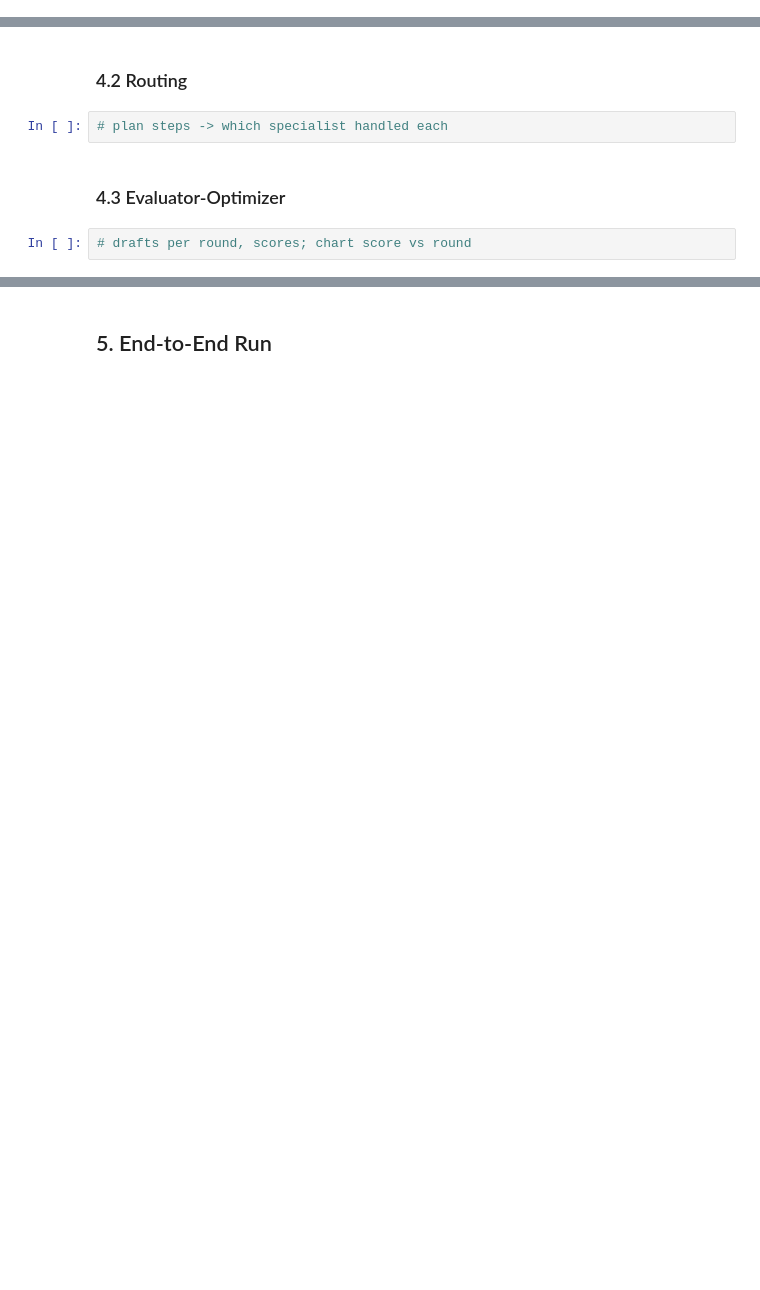
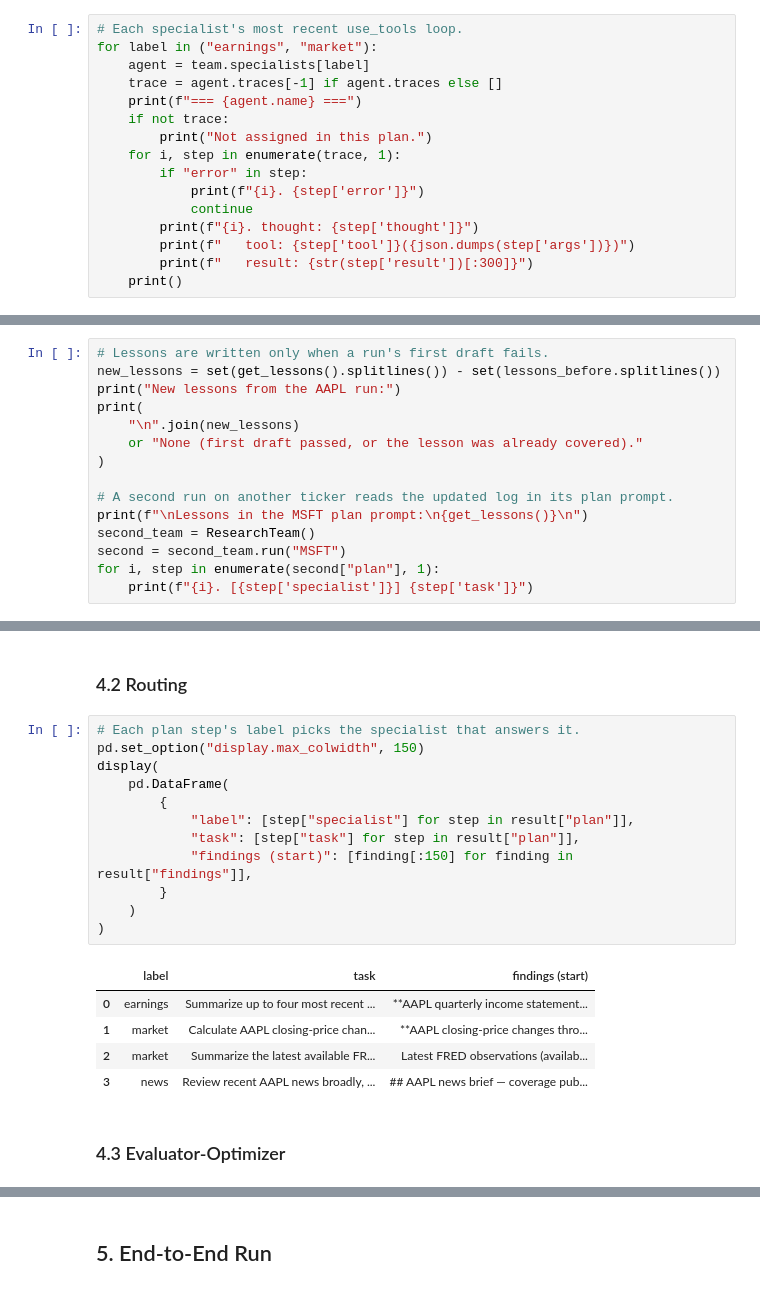
Before and after one commit to seanmcgowanx/multi-agent-financial-analyst, a Jupyter notebook: code_notebook.ipynb, the cells around one changed output, grey strips where cells are left out. Saved outputs shown, nothing was run; the diff lists cells and outputs as text; blank space fills up the shorter version.

```diff
--- a/code_notebook.ipynb
+++ b/code_notebook.ipynb
@@ -26,0 +60,16 @@ Architecture diagram, agent roster (name, role, model), how the lab pattern was
+# %%
+# Each specialist's most recent use_tools loop.
+for label in ("earnings", "market"):
+    agent = team.specialists[label]
+    trace = agent.traces[-1] if agent.traces else []
+    print(f"=== {agent.name} ===")
+    if not trace:
+        print("Not assigned in this plan.")
+    for i, step in enumerate(trace, 1):
+        if "error" in step:
+            print(f"{i}. {step['error']}")
+            continue
+        print(f"{i}. thought: {step['thought']}")
+        print(f"   tool: {step['tool']}({json.dumps(step['args'])})")
+        print(f"   result: {str(step['result'])[:300]}")
+    print()
@@ -34,0 +110,15 @@ Architecture diagram, agent roster (name, role, model), how the lab pattern was
+# %%
+# Lessons are written only when a run's first draft fails.
+new_lessons = set(get_lessons().splitlines()) - set(lessons_before.splitlines())
+print("New lessons from the AAPL run:")
+print(
+    "\n".join(new_lessons)
+    or "None (first draft passed, or the lesson was already covered)."
+)
+
+# A second run on another ticker reads the updated log in its plan prompt.
+print(f"\nLessons in the MSFT plan prompt:\n{get_lessons()}\n")
+second_team = ResearchTeam()
+second = second_team.run("MSFT")
+for i, step in enumerate(second["plan"], 1):
+    print(f"{i}. [{step['specialist']}] {step['task']}")
@@ -41,8 +170,22 @@ Architecture diagram, agent roster (name, role, model), how the lab pattern was
 # %% [markdown]
 ### 4.2 Routing
-# %%
-# plan steps -> which specialist handled each
+# %%
+# Each plan step's label picks the specialist that answers it.
+pd.set_option("display.max_colwidth", 150)
+display(
+    pd.DataFrame(
+        {
+            "label": [step["specialist"] for step in result["plan"]],
+            "task": [step["task"] for step in result["plan"]],
+            "findings (start)": [finding[:150] for finding in result["findings"]],
+        }
+    )
+)
+# %% [output]
+|  | label | task | findings (start) |
+| 0 | earnings | Summarize up to four most recent ... | **AAPL quarterly income statement... |
+| 1 | market | Calculate AAPL closing-price chan... | **AAPL closing-price changes thro... |
+| 2 | market | Summarize the latest available FR... | Latest FRED observations (availab... |
+| 3 | news | Review recent AAPL news broadly, ... | ## AAPL news brief — coverage pub... |
 # %% [markdown]
 ### 4.3 Evaluator-Optimizer
-# %%
-# drafts per round, scores; chart score vs round
```
Also changed, not shown: parts of 24 cells of this notebook, 6 other files.
